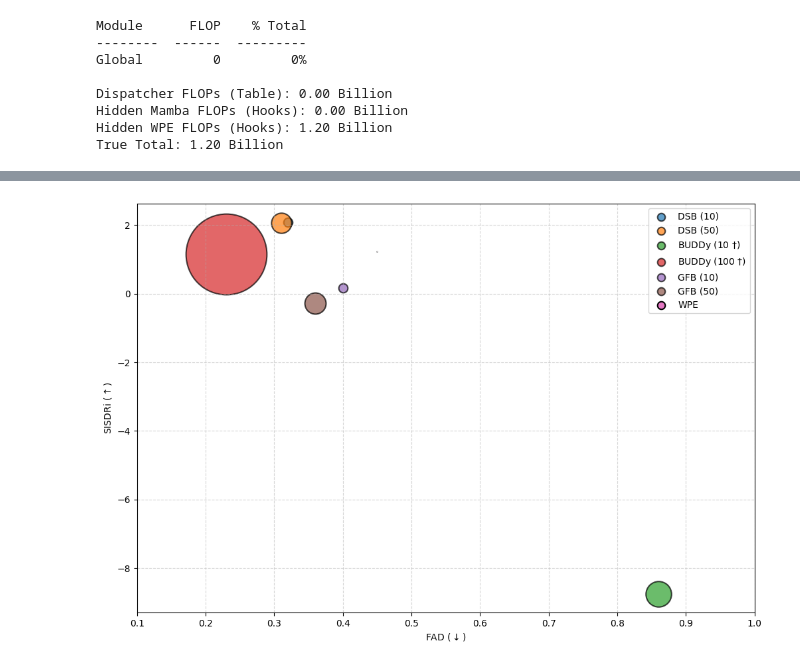
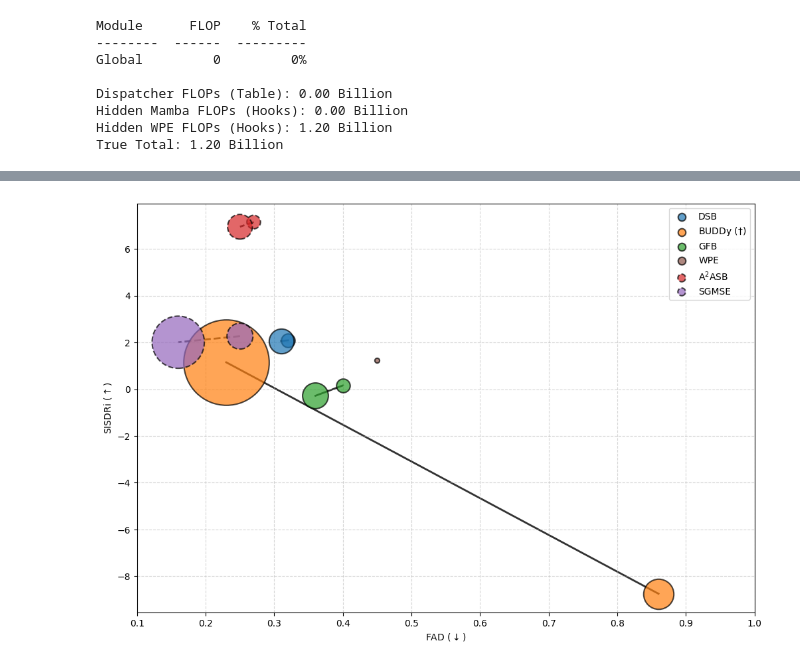
Before and after one commit to kommodeskab/Latent-DSB, a Jupyter notebook: playgrounds/test_flop_counter.ipynb, the cells around one changed output, grey strips where cells are left out. Drawn from its saved outputs; the diff is of its cells as text; code cells hidden in the pictures.

Commit message:
improved plots and added SGMSE flops

```diff
--- a/playgrounds/test_flop_counter.ipynb
+++ b/playgrounds/test_flop_counter.ipynb
@@ -441,49 +553,84 @@ buddy100 = [0.23, 1.15]
 gfb10 = [0.4, 0.16]
 gfb50 = [0.36, -0.28]
 wpe = [0.45, 1.24]
+#Paired baselines
+a2asb10 = [0.27,7.15]
+a2asb50 = [0.25,6.95]
+sgmse10 = [0.25,2.27]
+sgmse50 = [0.16,2.01]
 
 # GFLOPs sizes
 dsb10_size = 2393.74
 dsb50_size = 11968.70
 buddy10_size = 19212.73
 buddy100_size = 192127.31
 gfb10_size = 2426.54
 gfb50_size = 13211.16
 wpe_size = 1.20
+#Paired baselines
+a2asb10_size = dsb10_size
+a2asb50_size = dsb50_size
+sgmse10_size = 13333.80
+sgmse50_size = 66669.01
 
 radius_scale_factor = 0.2  # How much the log value affects the radius
-base_radius = 30         # Minimum radius size
+base_radius = 5         # Minimum radius size
 
 def calc_size(flops):
     """Calculates marker area so the *area* scales linearly with FLOPs."""
     desired_radius = (np.sqrt(flops) * radius_scale_factor) + base_radius
     return desired_radius ** 2  # Square it because 's' expects area
 
-# Shared styling for the black outline
-style = {'alpha': 0.7, 'edgecolors': 'black', 'linewidths': 1.5}
+# Family colors
+colors = plt.cm.tab10.colors
+c_dsb = colors[0]
+c_buddy = colors[1]
+c_gfb = colors[2]
+c_a2asb = colors[3]
+c_sgmse = colors[4]
+c_wpe = colors[5]
+
+# Styling
+style = {'alpha': 0.7, 'edgecolors': 'black', 'linewidths': 1.5, 'zorder': 2}
+style_paired = {'alpha': 0.7, 'edgecolors': 'black', 'linewidths': 1.5, 'linestyles': '--', 'zorder': 2}
+style_line = {'alpha': 0.8, 'linewidth': 2, 'zorder':1, 'c':'k'}
+style_line_paired = {'alpha': 0.8, 'linewidth': 2, 'zorder':1, 'c':'k', 'linestyle': '--'}
 
 # Plotting
-axs.scatter(*dsb10, s=calc_size(dsb10_size), label="DSB (10)", **style)
-axs.scatter(*dsb50, s=calc_size(dsb50_size), label="DSB (50)", **style)
-axs.scatter(*buddy10, s=calc_size(buddy10_size), label=rf"BUDDy (10 $\dagger$)", **style)
-axs.scatter(*buddy100, s=calc_size(buddy100_size), label=rf"BUDDy (100 $\dagger$)", **style)
-axs.scatter(*gfb10, s=calc_size(gfb10_size), label="GFB (10)", **style)
-axs.scatter(*gfb50, s=calc_size(gfb50_size), label="GFB (50)", **style)
-axs.scatter(*wpe, s=calc_size(wpe_size), label="WPE", **style_wpe)
+# Format: axs.plot([x1, x2], [y1, y2], ...)
+axs.plot([dsb10[0], dsb50[0]], [dsb10[1], dsb50[1]], **style_line)
+axs.plot([buddy10[0], buddy100[0]], [buddy10[1], buddy100[1]], **style_line)
+axs.plot([gfb10[0], gfb50[0]], [gfb10[1], gfb50[1]], **style_line)
+axs.plot([a2asb10[0], a2asb50[0]], [a2asb10[1], a2asb50[1]], **style_line_paired)
+axs.plot([sgmse10[0], sgmse50[0]], [sgmse10[1], sgmse50[1]], **style_line_paired)
 
-# --- The Legend Fix ---
+axs.scatter(*dsb10, s=calc_size(dsb10_size), color=c_dsb, label="DSB", **style)
+axs.scatter(*dsb50, s=calc_size(dsb50_size), color=c_dsb, **style)
+
+axs.scatter(*buddy10, s=calc_size(buddy10_size), color=c_buddy, label=rf"BUDDy ($\dagger$)", **style)
+axs.scatter(*buddy100, s=calc_size(buddy100_size), color=c_buddy, **style)
+
+axs.scatter(*gfb10, s=calc_size(gfb10_size), color=c_gfb, label="GFB", **style)
+axs.scatter(*gfb50, s=calc_size(gfb50_size), color=c_gfb, **style)
+
+axs.scatter(*wpe, s=calc_size(wpe_size), color=c_wpe, label="WPE", **style)
+
+axs.scatter(*a2asb10, s=calc_size(a2asb10_size), color=c_a2asb, label=fr"A$^2$ASB", **style_paired)
+axs.scatter(*a2asb50, s=calc_size(a2asb50_size), color=c_a2asb, **style_paired)
+
+axs.scatter(*sgmse10, s=calc_size(sgmse10_size), color=c_sgmse, label="SGMSE", **style_paired)
+axs.scatter(*sgmse50, s=calc_size(sgmse50_size), color=c_sgmse, **style_paired)
+
+# Legend
 leg = axs.legend()
-# Force all legend markers to be a uniform, readable size
 for handle in leg.legend_handles:
     handle.set_sizes([70])
 
 axs.set_ylabel(r"SISDRi $(\uparrow)$")
 axs.set_xlabel(r"FAD $(\downarrow)$")
 axs.set_xlim(0.1,1)
-
-# Adding a dashed grid
 axs.grid(True, linestyle='--', alpha=0.5)
 
 plt.show()
 # %% [output]
-[figure, old version]
+[figure, new version]
```
Also changed, not shown: parts of 11 cells of this notebook.
